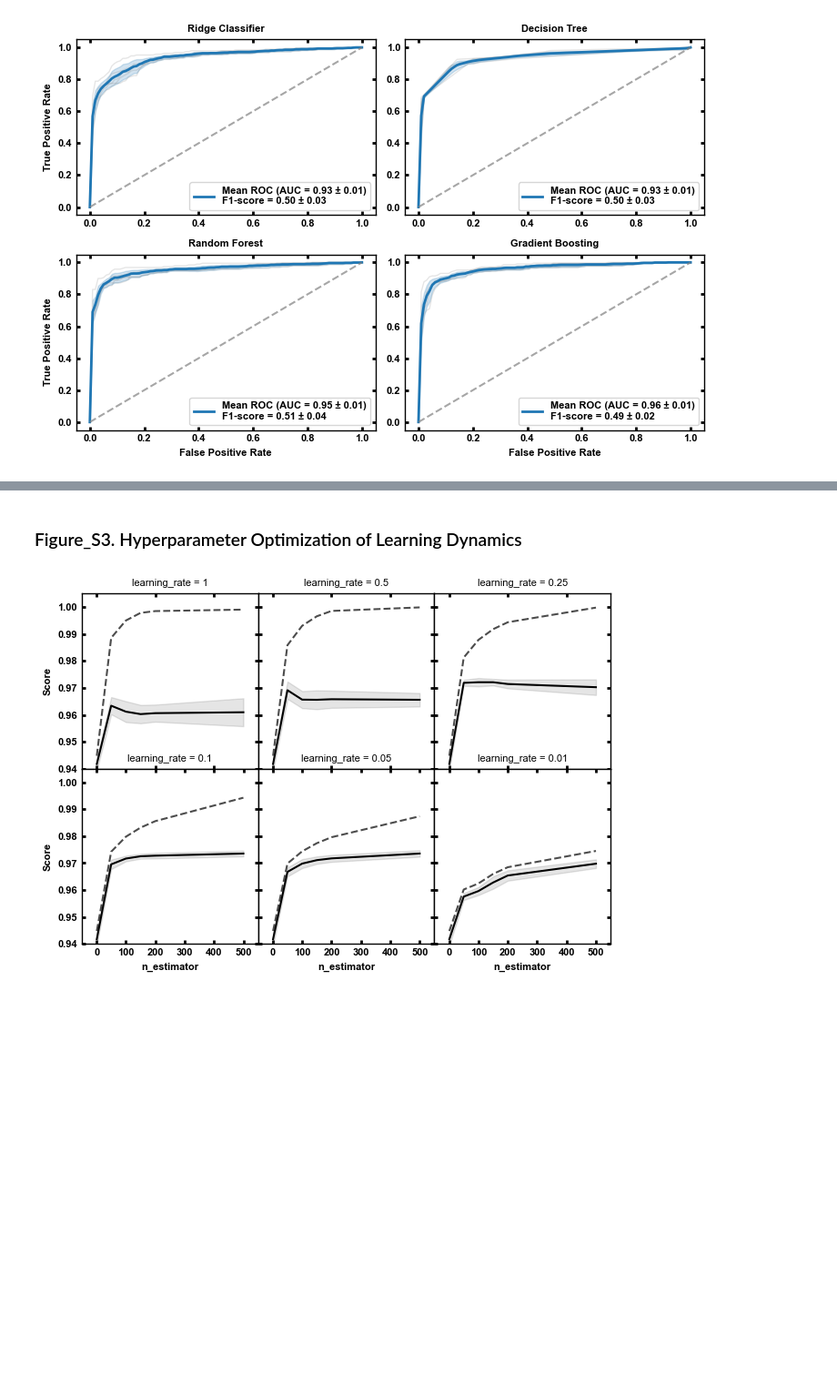
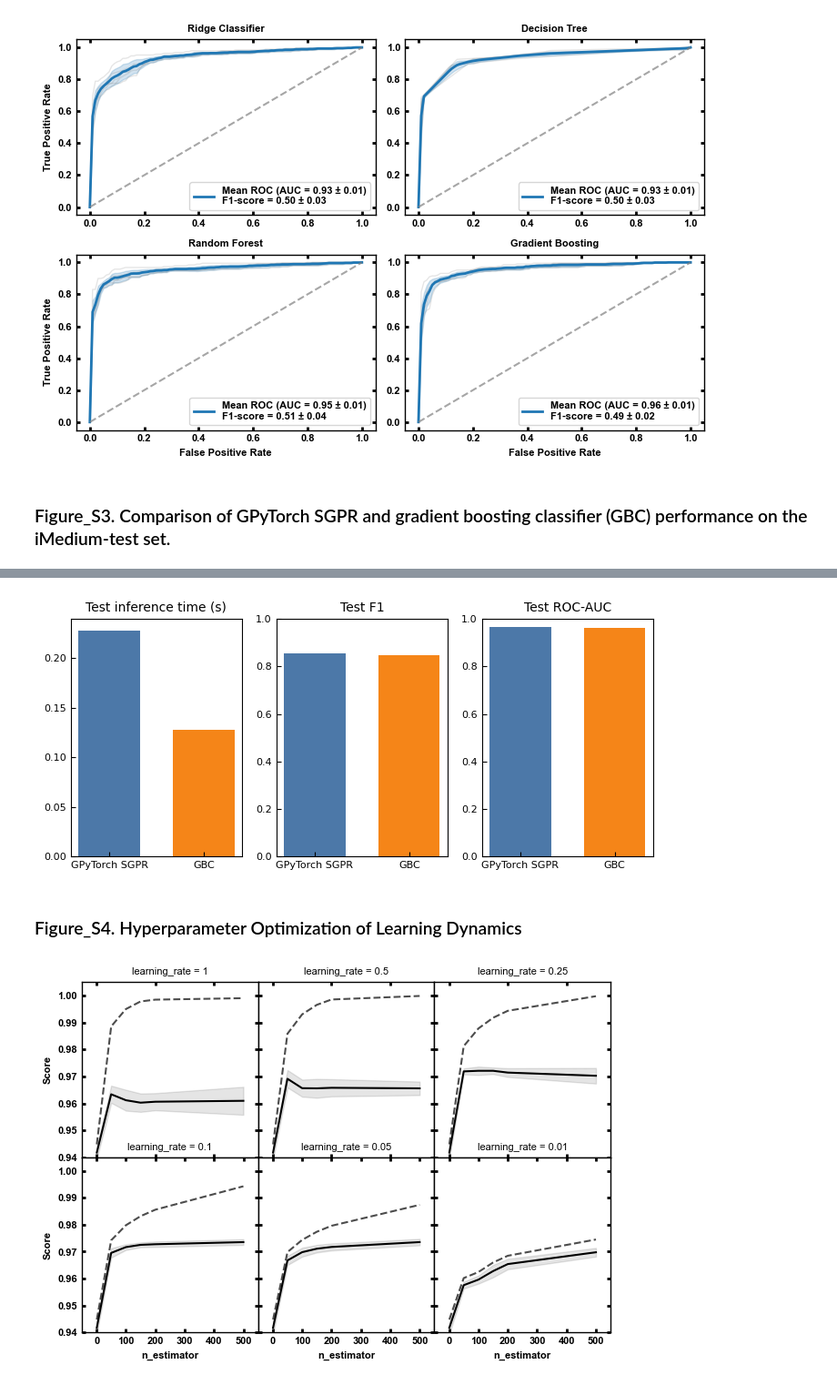
Before and after one commit to nxtloveev3/Time-Series-SCF-Convergence, a Jupyter notebook: sample_notebooks/SI_figures.ipynb, the cells around one changed output, grey strips where cells are left out. Shown at 91% size. Drawn from its saved outputs; the diff is of its cells as text; code cells hidden in the pictures; blank space fills up the shorter version.

```diff
--- a/sample_notebooks/SI_figures.ipynb
+++ b/sample_notebooks/SI_figures.ipynb
@@ -301,3 +311,9 @@ plt.savefig('Figure_S2.pdf', dpi=600, format="pdf", bbox_inches='tight')
 plt.show()
 # %% [output]
 [figure]
+# %% [markdown]
+### Figure_S3. Comparison of GPyTorch SGPR and gradient boosting classifier (GBC) performance on the iMedium-test set.
+# %%
+DATA_DIR = Path("/Users/leodong/Downloads/Research/Research_Liu/AI_Calculation/Time-Series-SCF-Convergence/notebook_data")
+FEATURE_INDICES = [14, 45, 50, 90, 99, 135]
+RANDOM_STATE = 523
@@ -303,0 +481,13 @@ plt.show()
+# %%
+x_train, y_train, x_val, y_val, x_test, y_test = load_imedium_split()
+print(f"train/val/test = {len(y_train)}/{len(y_val)}/{len(y_test)}")
+
+rows = [
+    *train_sgpr(x_train, y_train, x_val, y_val, x_test, y_test, inducing_count=512, epochs=500),
+    *train_gbc(x_train, y_train, x_val, y_val, x_test, y_test),
+]
+
+results = pd.DataFrame(rows)
+
+plot_pdf(rows, 'Figure_S3.pdf')
+# %% [output]
@@ -304,5 +511,6 @@ plt.show()
+[figure, added]
 # %% [markdown]
-### Figure_S3. Hyperparameter Optimization of Learning Dynamics
+### Figure_S4. Hyperparameter Optimization of Learning Dynamics
 # %%
 data_path = os.path.join(Path.cwd().parents[0], 'notebook_data', 'tune_lr_num_tree.csv')
 #You can find other tuned parameter for:
```
Also changed, not shown: parts of 18 cells of this notebook, 1 other file.
